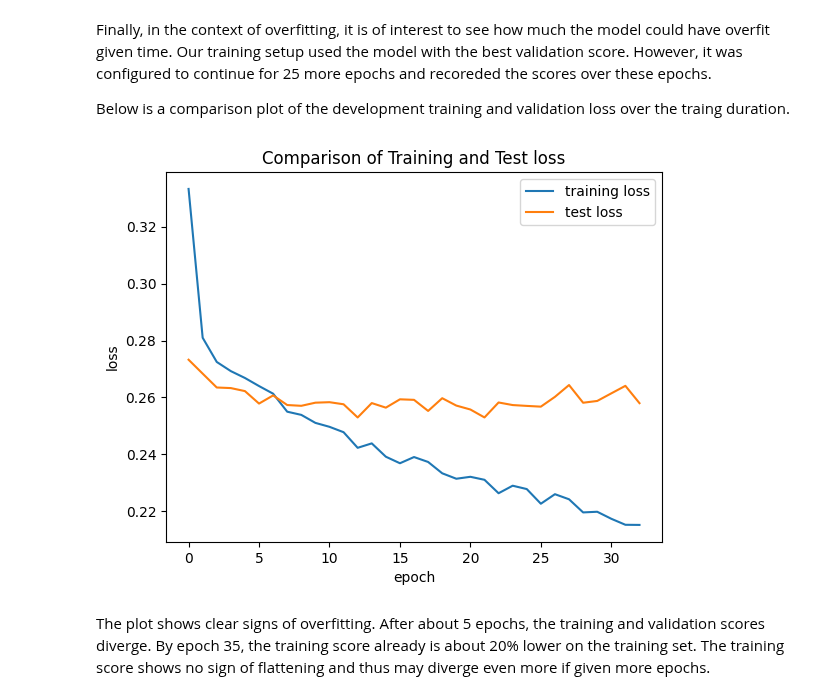
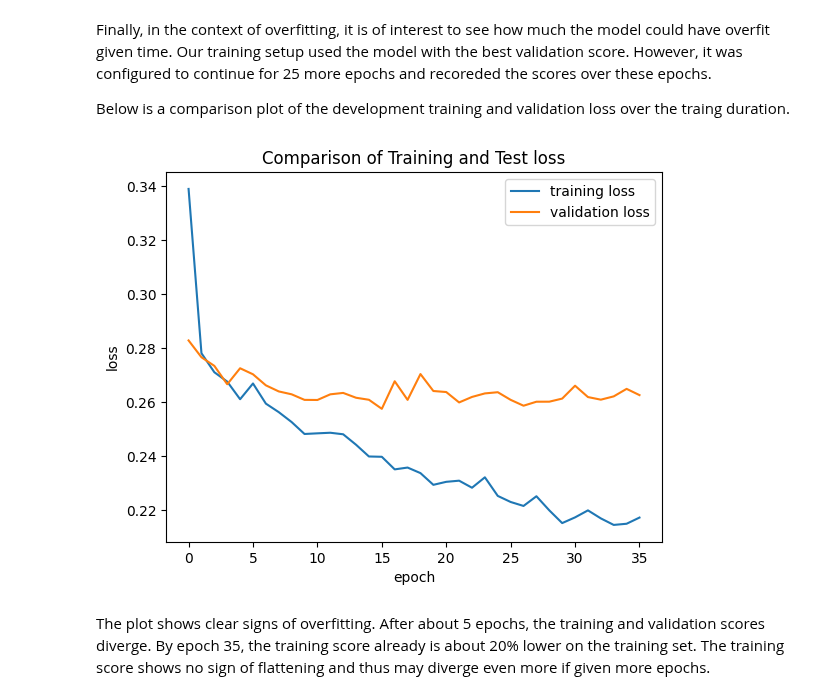
Before and after one commit to frank-trollmann/machine-learning_example-project, a Jupyter notebook: notebooks/evaluation.ipynb, the cells around one changed output. Saved outputs shown, nothing was run; the diff lists cells and outputs as text; code cells hidden in the pictures.

Commit message:
fix: used validation instead of training set for early stopping in evaluation

```diff
--- a/notebooks/evaluation.ipynb
+++ b/notebooks/evaluation.ipynb
@@ -86,7 +84,7 @@ cnn_builder = CNNBuilder(
 model = cnn_builder.build_model()
 
 early_stopping = tf.keras.callbacks.EarlyStopping(monitor="val_loss", patience=20, restore_best_weights=True)
-history = model.fit_generator(train_generator, epochs=100, validation_data=(X_test, y_test), callbacks=[early_stopping], verbose=1)
+history = model.fit_generator(train_generator, epochs=100, validation_data=(X_val, y_val), callbacks=[early_stopping], verbose=1)
 
 y_pred = model.predict(x=X_train) > 0.15
 train_metrics = EvaluationMetrics(y_true=y_train, y_pred=y_pred)   # type: ignore
@@ -251,14 +250,14 @@ Below is a comparison plot of the development training and validation loss over
 # %%
 # plot training history
 plot.plot(history.history["loss"], label="training loss")
-plot.plot(history.history["val_loss"], label="test loss")
+plot.plot(history.history["val_loss"], label="validation loss")
 plot.title("Comparison of Training and Test loss")
 plot.ylabel("loss")
 plot.xlabel("epoch")
 plot.legend(loc="upper right")
 plot.show()
 # %% [output]
-[figure, old version]
+[figure, new version]
 # %% [markdown]
 The plot shows clear signs of overfitting. After about 5 epochs, the training and validation scores diverge. By epoch 35, the training score already is about 20% lower on the training set. The training score shows no sign of flattening and thus may diverge even more if given more epochs.
 # %% [markdown]
```
Also changed, not shown: parts of 9 cells of this notebook.
